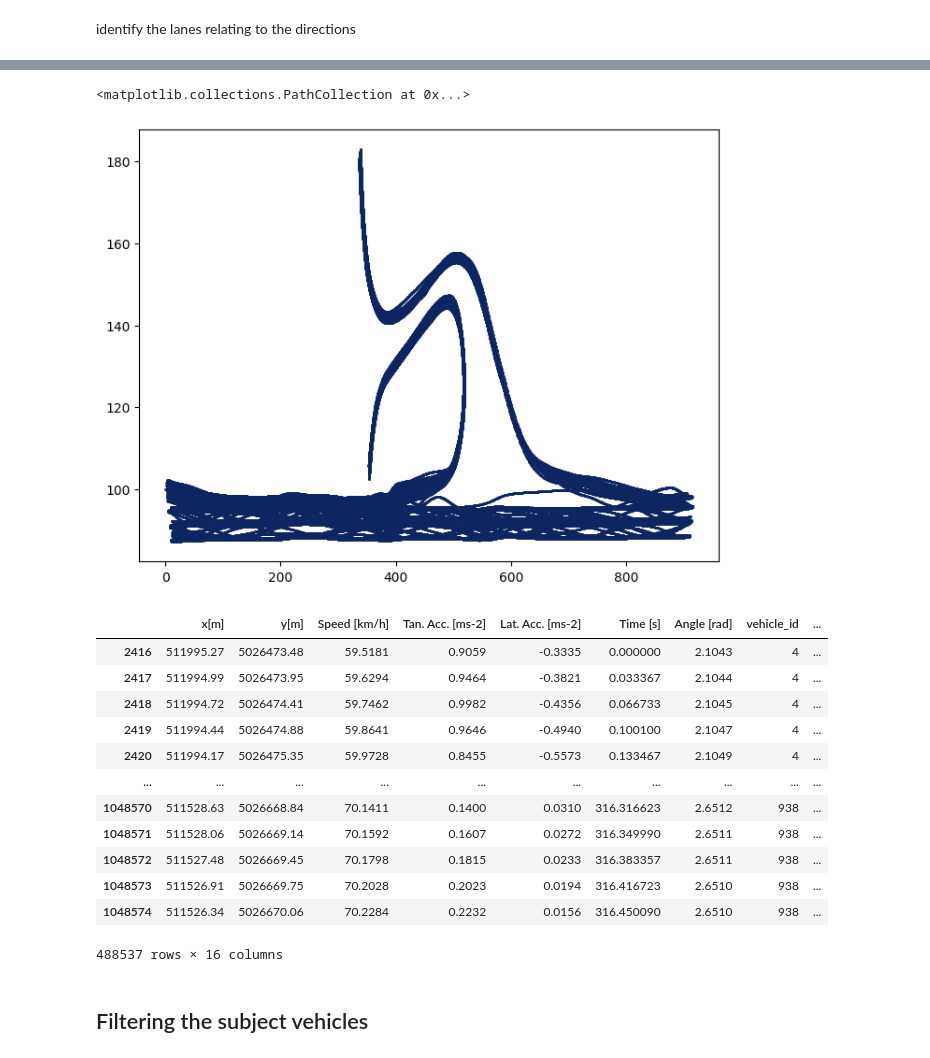
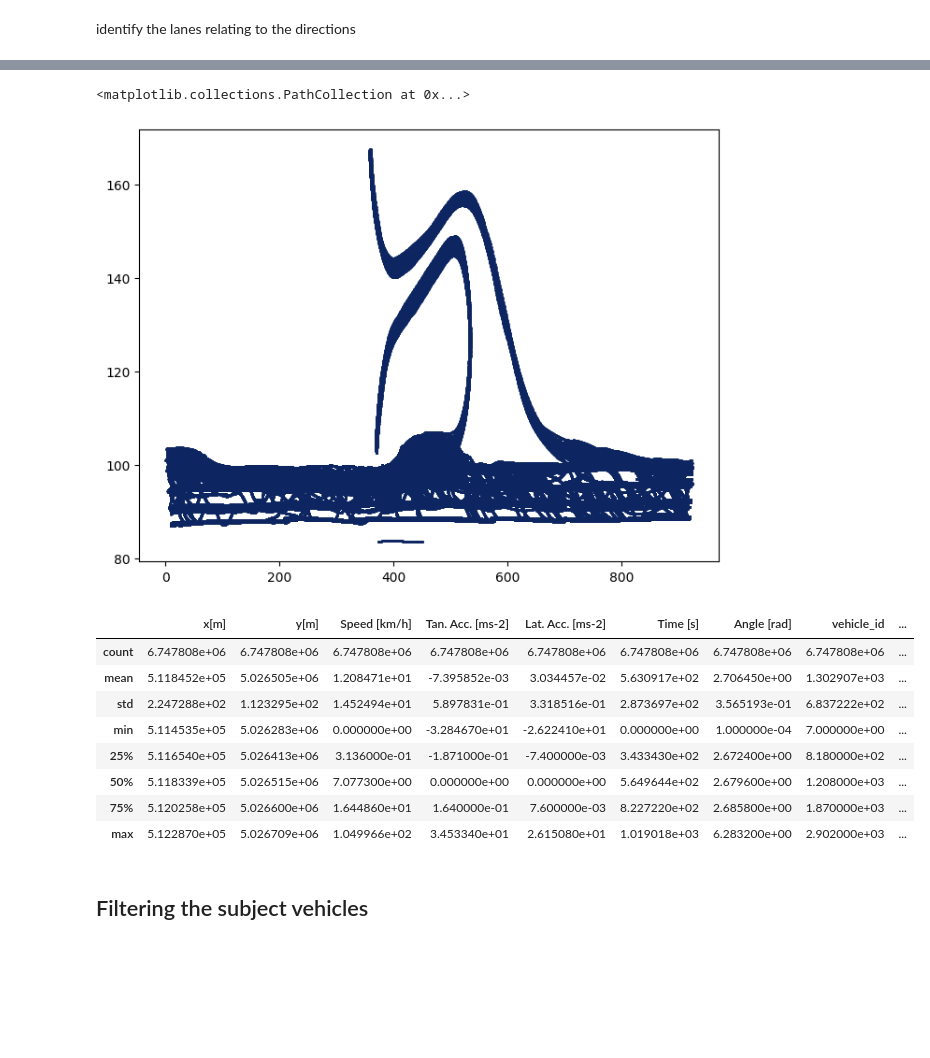
Before and after one commit to dineth33/mixed_traffic_models, a Jupyter notebook: milano data.ipynb, the cells around one changed output, grey strips where cells are left out. Saved outputs shown, nothing was run; the diff lists cells and outputs as text; code cells hidden in the pictures; blank space fills up the shorter version.

```diff
--- a/milano data.ipynb
+++ b/milano data.ipynb
@@ -28,7 +28,7 @@ tasks
 # %% [markdown]
 ## assess data quality
 # %%
-data = pd.read_csv("data\\milano\\AllD_T1_lanes.csv")
+data = pd.read_csv("data\\Data\\AllD_T6_lanes.csv")
 # %%
 data
 # %% [output]
@@ -122,23 +122,19 @@ plt.figure(figsize=(8, 6))
 plt.scatter(direction2_data["x_rot"], direction2_data["y_rot"], color='#0D2661', s=1)
 # %% [output]
 <matplotlib.collections.PathCollection at 0x...>
-[figure, old version]
+[figure, new version]
 # %%
-direction2_data
+direction2_data.describe()
 # %% [output]
 |  | x[m] | y[m] | Speed [km/h] | Tan. Acc. [ms-2] | Lat. Acc. [ms-2] | Time [s] | Angle [rad] | vehicle_id | ... |
-| 2416 | 511995.27 | 5026473.48 | 59.5181 | 0.9059 | -0.3335 | 0.000000 | 2.1043 | 4 | ... |
-| 2417 | 511994.99 | 5026473.95 | 59.6294 | 0.9464 | -0.3821 | 0.033367 | 2.1044 | 4 | ... |
-| 2418 | 511994.72 | 5026474.41 | 59.7462 | 0.9982 | -0.4356 | 0.066733 | 2.1045 | 4 | ... |
-| 2419 | 511994.44 | 5026474.88 | 59.8641 | 0.9646 | -0.4940 | 0.100100 | 2.1047 | 4 | ... |
-| 2420 | 511994.17 | 5026475.35 | 59.9728 | 0.8455 | -0.5573 | 0.133467 | 2.1049 | 4 | ... |
-| ... | ... | ... | ... | ... | ... | ... | ... | ... | ... |
-| 1048570 | 511528.63 | 5026668.84 | 70.1411 | 0.1400 | 0.0310 | 316.316623 | 2.6512 | 938 | ... |
-| 1048571 | 511528.06 | 5026669.14 | 70.1592 | 0.1607 | 0.0272 | 316.349990 | 2.6511 | 938 | ... |
-| 1048572 | 511527.48 | 5026669.45 | 70.1798 | 0.1815 | 0.0233 | 316.383357 | 2.6511 | 938 | ... |
-| 1048573 | 511526.91 | 5026669.75 | 70.2028 | 0.2023 | 0.0194 | 316.416723 | 2.6510 | 938 | ... |
-| 1048574 | 511526.34 | 5026670.06 | 70.2284 | 0.2232 | 0.0156 | 316.450090 | 2.6510 | 938 | ... |
+| count | 6.747808e+06 | 6.747808e+06 | 6.747808e+06 | 6.747808e+06 | 6.747808e+06 | 6.747808e+06 | 6.747808e+06 | 6.747808e+06 | ... |
+| mean | 5.118452e+05 | 5.026505e+06 | 1.208471e+01 | -7.395852e-03 | 3.034457e-02 | 5.630917e+02 | 2.706450e+00 | 1.302907e+03 | ... |
+| std | 2.247288e+02 | 1.123295e+02 | 1.452494e+01 | 5.897831e-01 | 3.318516e-01 | 2.873697e+02 | 3.565193e-01 | 6.837222e+02 | ... |
+| min | 5.114535e+05 | 5.026283e+06 | 0.000000e+00 | -3.284670e+01 | -2.622410e+01 | 0.000000e+00 | 1.000000e-04 | 7.000000e+00 | ... |
+| 25% | 5.116540e+05 | 5.026413e+06 | 3.136000e-01 | -1.871000e-01 | -7.400000e-03 | 3.433430e+02 | 2.672400e+00 | 8.180000e+02 | ... |
+| 50% | 5.118339e+05 | 5.026515e+06 | 7.077300e+00 | 0.000000e+00 | 0.000000e+00 | 5.649644e+02 | 2.679600e+00 | 1.208000e+03 | ... |
+| 75% | 5.120258e+05 | 5.026600e+06 | 1.644860e+01 | 1.640000e-01 | 7.600000e-03 | 8.227220e+02 | 2.685800e+00 | 1.870000e+03 | ... |
+| max | 5.122870e+05 | 5.026709e+06 | 1.049966e+02 | 3.453340e+01 | 2.615080e+01 | 1.019018e+03 | 6.283200e+00 | 2.902000e+03 | ... |
-488537 rows × 16 columns
 # %% [markdown]
 ## Filtering the subject vehicles
 # %% [markdown]
```
Also changed, not shown: parts of 14 cells of this notebook, 9 other files.
